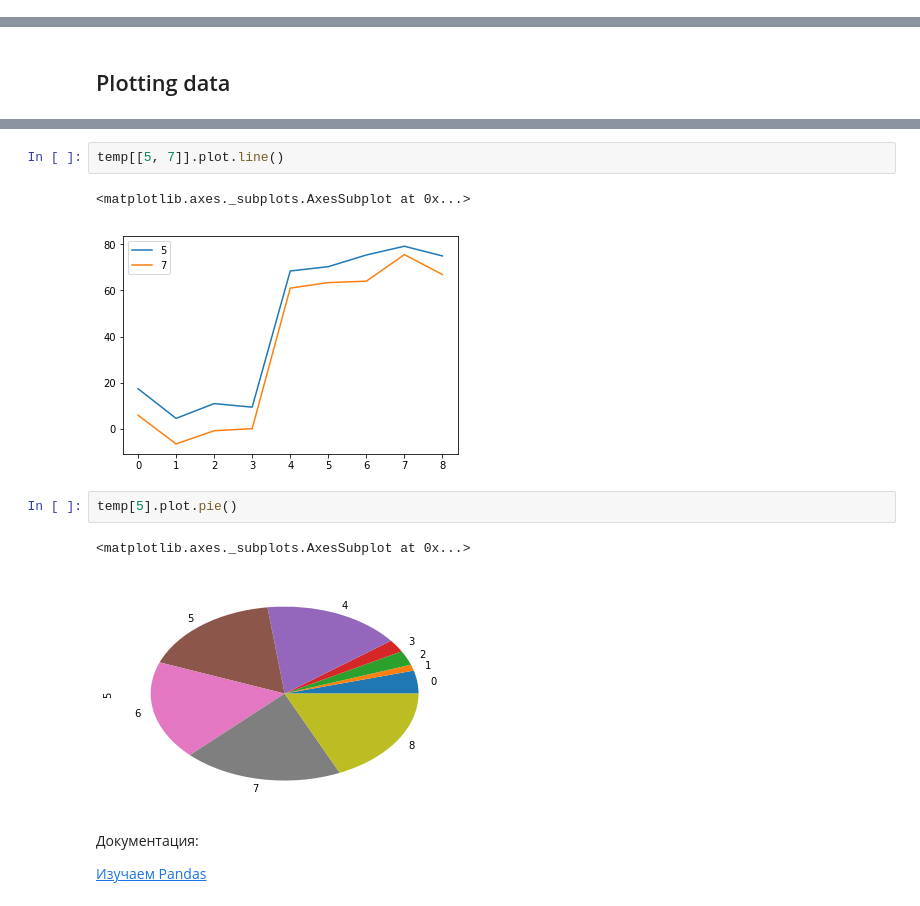
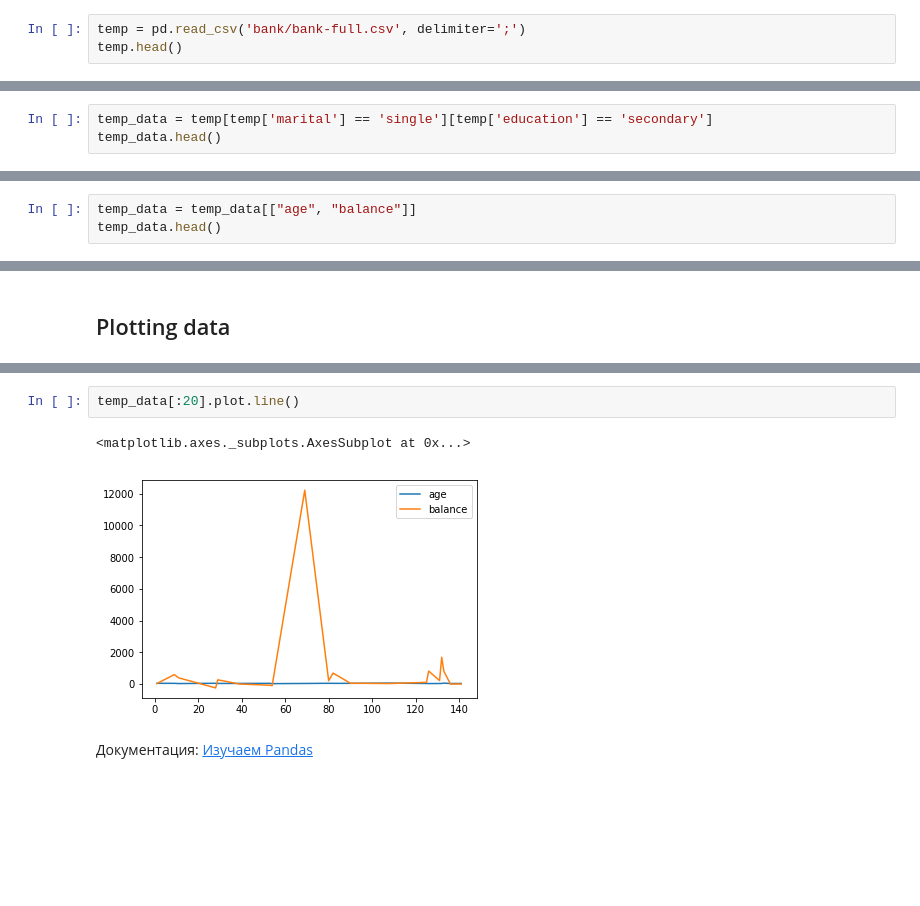
Before and after one commit to dm-fedorov/python3_intro, a Jupyter notebook: lesson_13/pandas.ipynb, the cells around one changed output, grey strips where cells are left out. Cells and saved outputs as stored; diff of their text form; blank space fills up the shorter version.

```diff
--- a/lesson_13/pandas.ipynb
+++ b/lesson_13/pandas.ipynb
@@ -147,0 +97,3 @@ temp[17][0]
+# %%
+temp = pd.read_csv('bank/bank-full.csv', delimiter=';')
+temp.head()
@@ -147,0 +131,3 @@ temp[17][0]
+# %%
+temp_data = temp[temp['marital'] == 'single'][temp['education'] == 'secondary']
+temp_data.head()
@@ -147,0 +145,3 @@ temp[17][0]
+# %%
+temp_data = temp_data[["age", "balance"]]
+temp_data.head()
@@ -160,17 +157,10 @@ temp[5].plot.bar()
-# %%
-temp[[5, 7]].plot.line()
-# %% [output]
-<matplotlib.axes._subplots.AxesSubplot at 0x...>
-[figure, removed]
-# %%
-temp[5].plot.pie()
-# %% [output]
-<matplotlib.axes._subplots.AxesSubplot at 0x...>
-[figure, removed]
+# %%
+temp_data[:20].plot.line()
+# %% [output]
+<matplotlib.axes._subplots.AxesSubplot at 0x...>
+[figure, added]
 # %% [markdown]
-Документация:
-
-[Изучаем Pandas](https://drive.google.com/file/d/1EqUUrS81tAHwt_vghs9Hibksa5_GHecI/view)
+Документация: [Изучаем Pandas](https://drive.google.com/file/d/1EqUUrS81tAHwt_vghs9Hibksa5_GHecI/view)
 # %% [markdown]
 ### Рекомендую книгу:
 <a href="https://habr.com/ru/company/piter/blog/339766/"><img src="data/ebook.jpeg" align="left" height="280" width="280" ></a>
```
Also changed, not shown: parts of 19 cells of this notebook, 3 other files.
